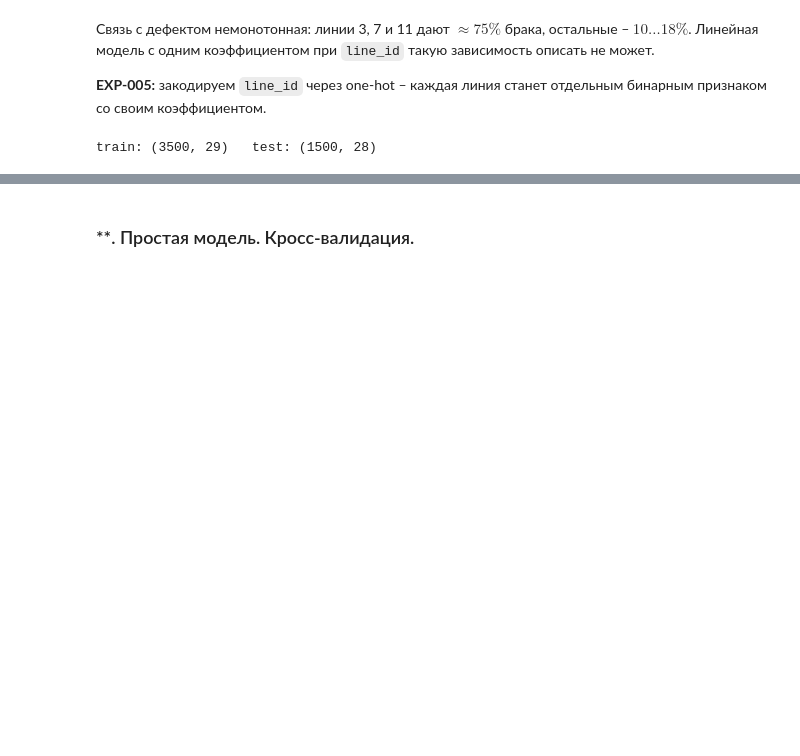
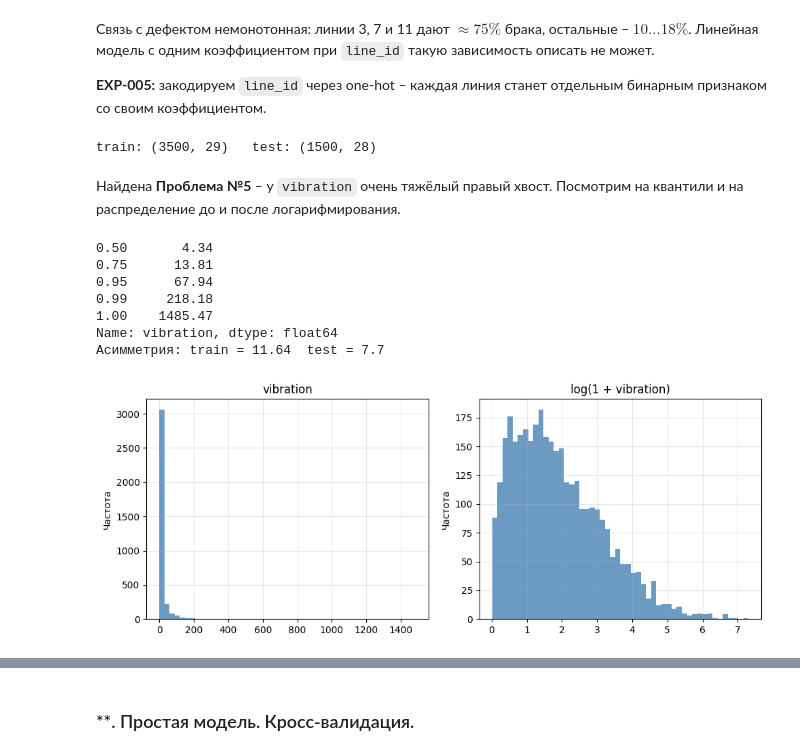
Before and after one commit to timursafiullin/ml-dafe, a Jupyter notebook: s1/hw1/ml-dafe-s1-hw1.ipynb, the cells around one changed output, grey strips where cells are left out. Drawn from its saved outputs; the diff is of its cells as text; code cells hidden in the pictures; blank space fills up the shorter version.

```diff
--- a/s1/hw1/ml-dafe-s1-hw1.ipynb
+++ b/s1/hw1/ml-dafe-s1-hw1.ipynb
@@ -277,3 +277,30 @@ test = test.reindex(columns=train.columns.drop("defect"), fill_value=0)
 print("train:", train.shape, "  test:", test.shape)
 # %% [output]
 train: (3500, 29)   test: (1500, 28)
+# %% [markdown]
+Найдена **Проблема №5** – у `vibration` очень тяжёлый правый хвост. Посмотрим на квантили и на распределение до и после логарифмирования.
+# %%
+# Хвост распределения vibration
+print(train["vibration"].quantile([0.5, 0.75, 0.95, 0.99, 1.0]).round(2))
+print("Асимметрия: train =", round(train["vibration"].skew(), 2),
+      " test =", round(test["vibration"].skew(), 2))
+
+fig, axes = plt.subplots(1, 2, figsize=(10, 4))
+axes[0].hist(train["vibration"], bins=50, color="steelblue", alpha=0.8)
+axes[0].set_title("vibration")
+axes[1].hist(np.log1p(train["vibration"]), bins=50, color="steelblue", alpha=0.8)
+axes[1].set_title("log(1 + vibration)")
+for ax in axes:
+    ax.set_ylabel("Частота")
+    ax.grid(alpha=0.3)
+plt.tight_layout()
+plt.show()
+# %% [output]
+0.50       4.34
+0.75      13.81
+0.95      67.94
+0.99     218.18
+1.00    1485.47
+Name: vibration, dtype: float64
+Асимметрия: train = 11.64  test = 7.7
+[figure, added]
```
Also changed, not shown: parts of 4 cells of this notebook, 1 other file.
